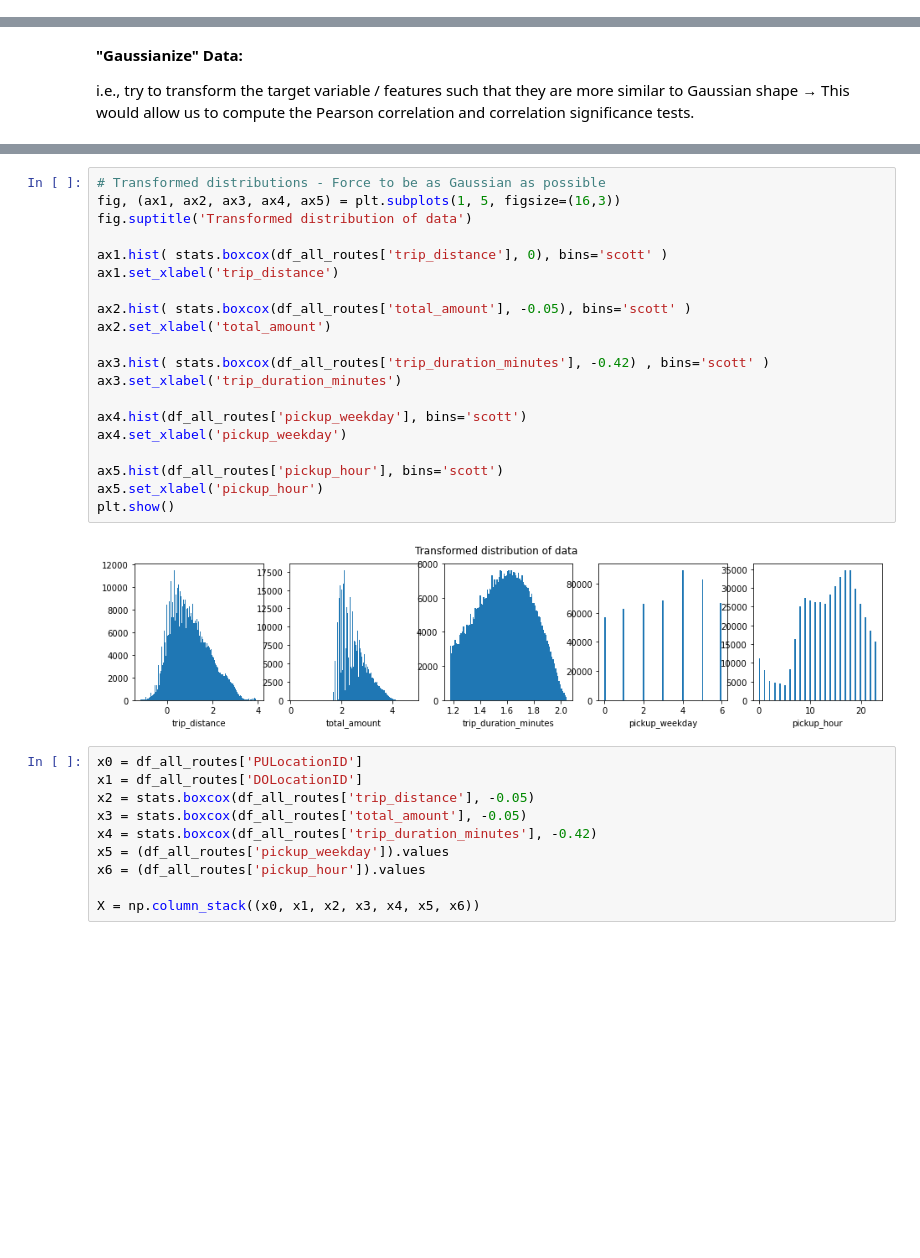
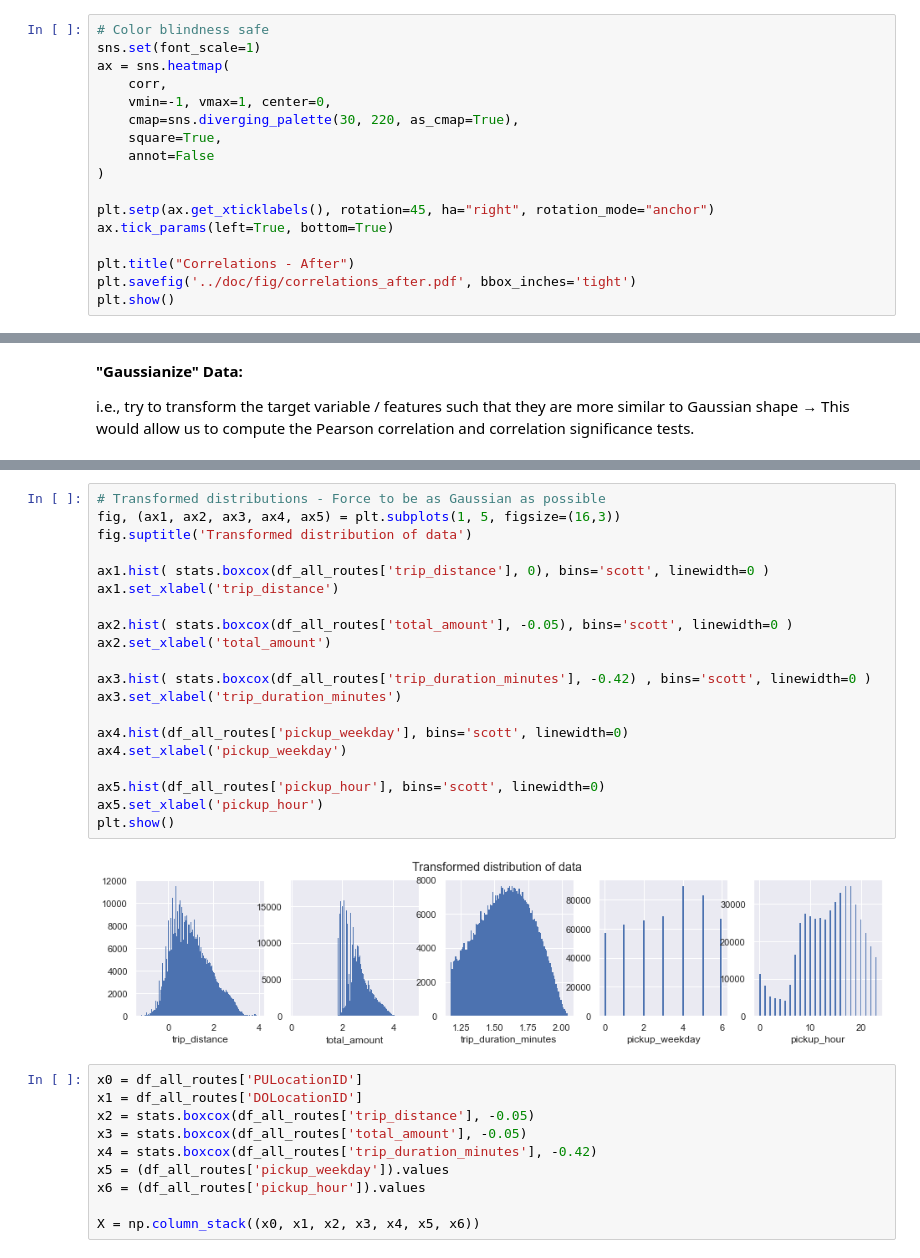
Before and after one commit to nilsriekers/data-literacy-project, a Jupyter notebook: exp/exp208_Gaussianize_Data.ipynb, the cells around one changed output, grey strips where cells are left out. Drawn from its saved outputs; the diff is of its cells as text; blank space fills up the shorter version.

```diff
--- a/exp/exp208_Gaussianize_Data.ipynb
+++ b/exp/exp208_Gaussianize_Data.ipynb
@@ -168,0 +175,17 @@ plt.show()
+# %%
+# Color blindness safe
+sns.set(font_scale=1)
+ax = sns.heatmap(
+    corr,
+    vmin=-1, vmax=1, center=0,
+    cmap=sns.diverging_palette(30, 220, as_cmap=True),
+    square=True,
+    annot=False
+)
+
+plt.setp(ax.get_xticklabels(), rotation=45, ha="right", rotation_mode="anchor")
+ax.tick_params(left=True, bottom=True)
+
+plt.title("Correlations - After")
+plt.savefig('../doc/fig/correlations_after.pdf', bbox_inches='tight')
+plt.show()
@@ -249,25 +274,25 @@ plt.show()
 # %%
 # Transformed distributions - Force to be as Gaussian as possible
 fig, (ax1, ax2, ax3, ax4, ax5) = plt.subplots(1, 5, figsize=(16,3))
 fig.suptitle('Transformed distribution of data')
 
-ax1.hist( stats.boxcox(df_all_routes['trip_distance'], 0), bins='scott' )
+ax1.hist( stats.boxcox(df_all_routes['trip_distance'], 0), bins='scott', linewidth=0 )
 ax1.set_xlabel('trip_distance')
 
-ax2.hist( stats.boxcox(df_all_routes['total_amount'], -0.05), bins='scott' )
+ax2.hist( stats.boxcox(df_all_routes['total_amount'], -0.05), bins='scott', linewidth=0 )
 ax2.set_xlabel('total_amount')
 
-ax3.hist( stats.boxcox(df_all_routes['trip_duration_minutes'], -0.42) , bins='scott' )
+ax3.hist( stats.boxcox(df_all_routes['trip_duration_minutes'], -0.42) , bins='scott', linewidth=0 )
 ax3.set_xlabel('trip_duration_minutes')
 
-ax4.hist(df_all_routes['pickup_weekday'], bins='scott')
+ax4.hist(df_all_routes['pickup_weekday'], bins='scott', linewidth=0)
 ax4.set_xlabel('pickup_weekday')
 
-ax5.hist(df_all_routes['pickup_hour'], bins='scott')
+ax5.hist(df_all_routes['pickup_hour'], bins='scott', linewidth=0)
 ax5.set_xlabel('pickup_hour')
 plt.show()
 # %% [output]
-[figure, old version]
+[figure, new version]
 # %%
 x0 = df_all_routes['PULocationID']
 x1 = df_all_routes['DOLocationID']
```
Also changed, not shown: parts of 61 cells of this notebook, 1 other file.
